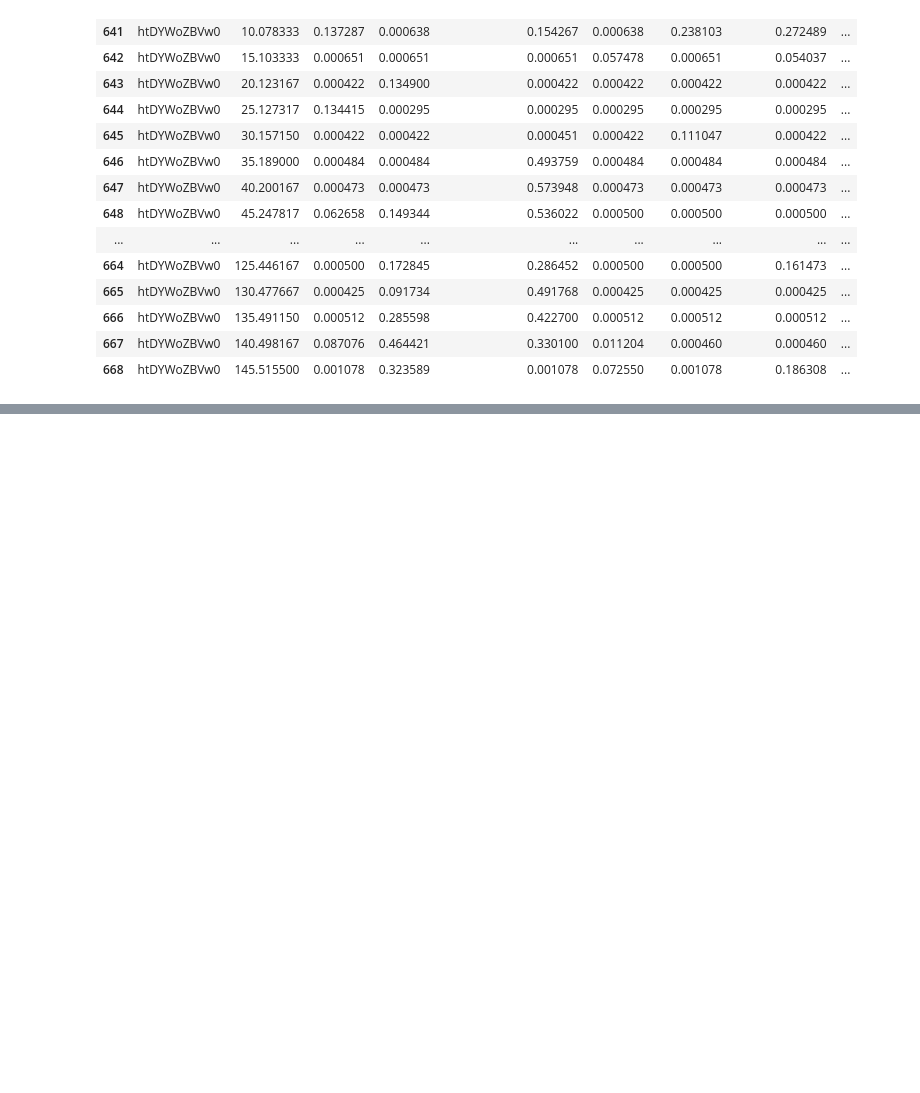
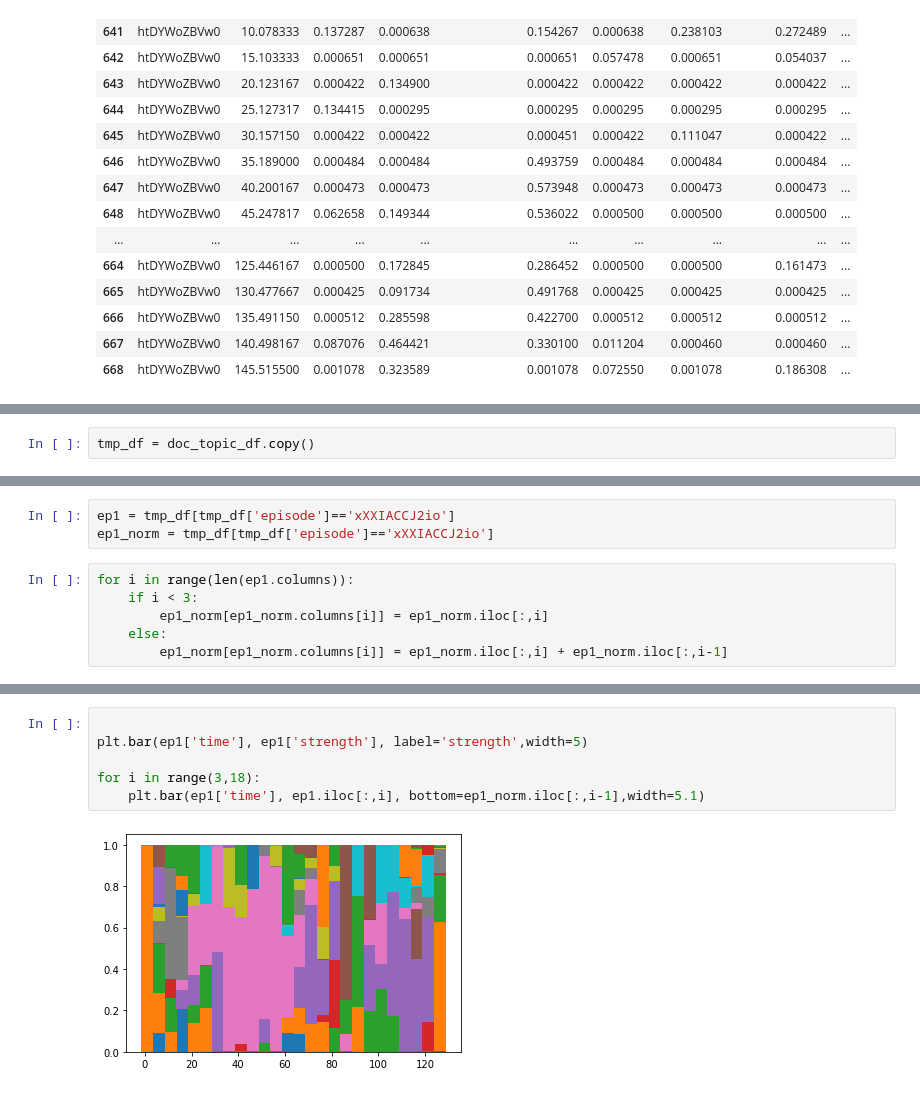
Before and after one commit to jpizzollo/NLP_Podcast, a Jupyter notebook: Topics_5min_Docs.ipynb, the cells around one changed output, grey strips where cells are left out. Drawn from its saved outputs; the diff is of its cells as text; blank space fills up the shorter version.

```diff
--- a/Topics_5min_Docs.ipynb
+++ b/Topics_5min_Docs.ipynb
@@ -212,0 +309,2 @@ doc_topic_df[doc_topic_df['episode'] == 'htDYWoZBVw0']
+# %%
+tmp_df = doc_topic_df.copy()
@@ -212,0 +327,9 @@ doc_topic_df[doc_topic_df['episode'] == 'htDYWoZBVw0']
+# %%
+ep1 = tmp_df[tmp_df['episode']=='xXXIACCJ2io']
+ep1_norm = tmp_df[tmp_df['episode']=='xXXIACCJ2io']
+# %%
+for i in range(len(ep1.columns)):
+    if i < 3:
+        ep1_norm[ep1_norm.columns[i]] = ep1_norm.iloc[:,i]
+    else:
+        ep1_norm[ep1_norm.columns[i]] = ep1_norm.iloc[:,i] + ep1_norm.iloc[:,i-1]
@@ -212,0 +347,8 @@ doc_topic_df[doc_topic_df['episode'] == 'htDYWoZBVw0']
+# %%
+
+plt.bar(ep1['time'], ep1['strength'], label='strength',width=5)
+
+for i in range(3,18):
+    plt.bar(ep1['time'], ep1.iloc[:,i], bottom=ep1_norm.iloc[:,i-1],width=5.1)
+# %% [output]
+[figure, added]
```
Also changed, not shown: parts of 18 cells of this notebook.
